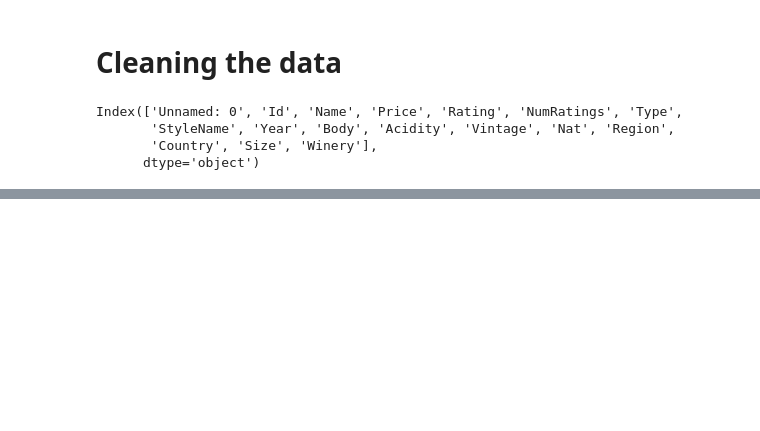
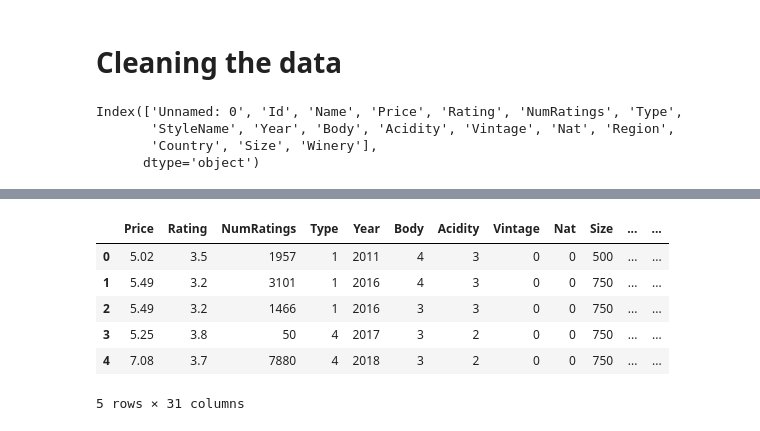
Before and after one commit to vcampos4545/ORIE-4740-Final-Project, a Jupyter notebook: WineDataAnalysis.ipynb, the cells around one changed output, grey strips where cells are left out. Cells and saved outputs as stored; diff of their text form; code cells hidden in the pictures; blank space fills up the shorter version.

```diff
--- a/WineDataAnalysis.ipynb
+++ b/WineDataAnalysis.ipynb
@@ -114,0 +57,13 @@ X_train, X_test = numeric.loc[:index,:], numeric.loc[index:,:]
+# %%
+#Remove country column and make final cleaned data
+data = numeric.drop(columns=["Country"])
+data.reset_index(inplace=True,drop=True)
+data.head()
+# %% [output]
+|  | Price | Rating | NumRatings | Type | Year | Body | Acidity | Vintage | Nat | Size | ... | ... |
+| 0 | 5.02 | 3.5 | 1957 | 1 | 2011 | 4 | 3 | 0 | 0 | 500 | ... | ... |
+| 1 | 5.49 | 3.2 | 3101 | 1 | 2016 | 4 | 3 | 0 | 0 | 750 | ... | ... |
+| 2 | 5.49 | 3.2 | 1466 | 1 | 2016 | 3 | 3 | 0 | 0 | 750 | ... | ... |
+| 3 | 5.25 | 3.8 | 50 | 4 | 2017 | 3 | 2 | 0 | 0 | 750 | ... | ... |
+| 4 | 7.08 | 3.7 | 7880 | 4 | 2018 | 3 | 2 | 0 | 0 | 750 | ... | ... |
+5 rows × 31 columns
```
Also changed, not shown: parts of 49 cells of this notebook.
